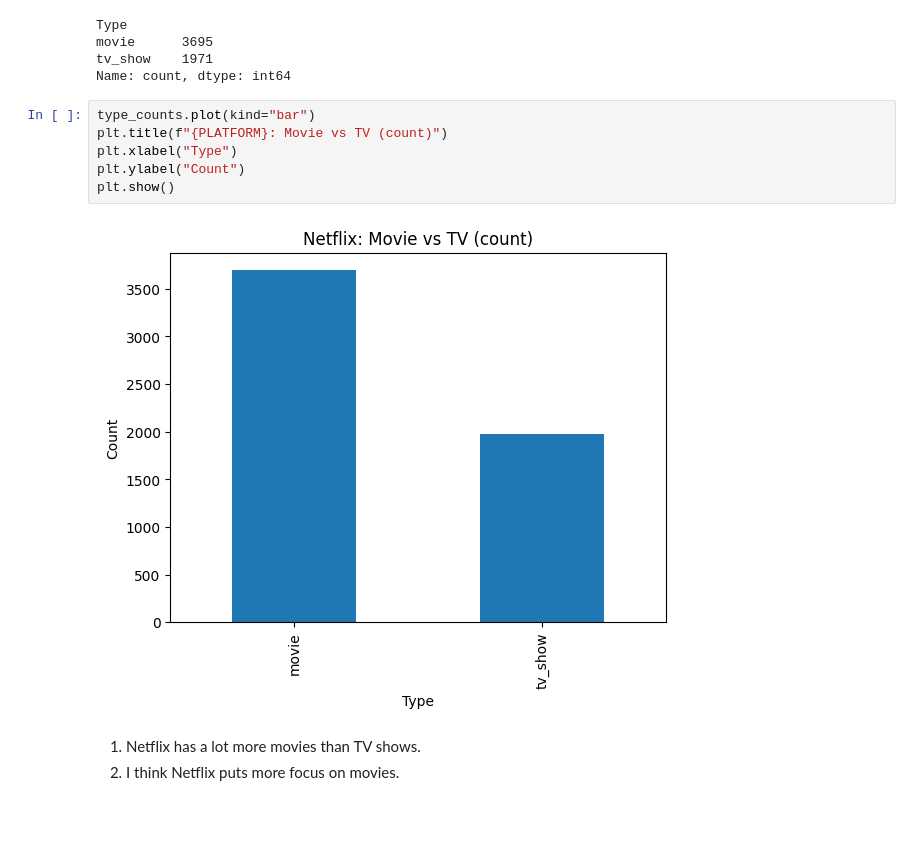
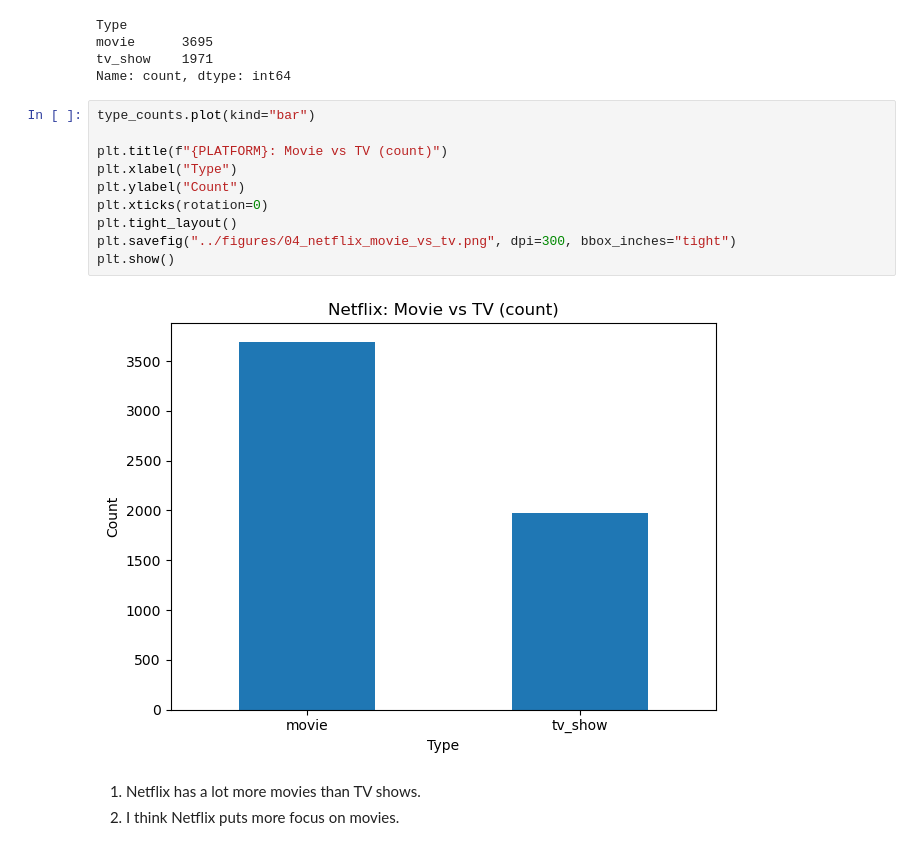
Before and after one commit to irgengu-ai/streaming-bi-svod, a Jupyter notebook: notebooks/04_Product_Analysis_I.ipynb, the cells around one changed output. Saved outputs shown, nothing was run; the diff lists cells and outputs as text; blank space fills up the shorter version.

```diff
--- a/notebooks/04_Product_Analysis_I.ipynb
+++ b/notebooks/04_Product_Analysis_I.ipynb
@@ -148,12 +148,16 @@ tv_show    1971
 Name: count, dtype: int64
 # %%
 type_counts.plot(kind="bar")
+
 plt.title(f"{PLATFORM}: Movie vs TV (count)")
 plt.xlabel("Type")
 plt.ylabel("Count")
+plt.xticks(rotation=0)
+plt.tight_layout()
+plt.savefig("../figures/04_netflix_movie_vs_tv.png", dpi=300, bbox_inches="tight")
 plt.show()
 # %% [output]
-[figure, old version]
+[figure, new version]
 # %% [markdown]
 1. Netflix has a lot more movies than TV shows.
 2. I think Netflix puts more focus on movies.
```
Also changed, not shown: parts of 8 cells of this notebook, 18 other files.
